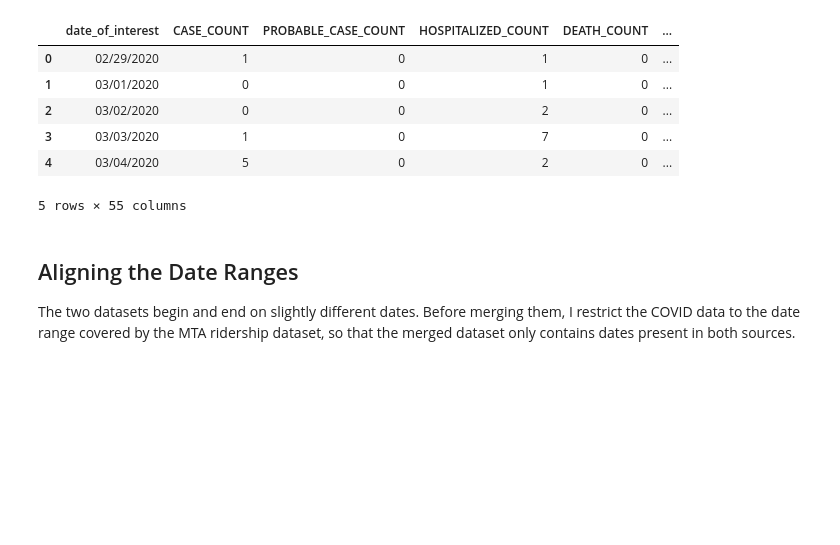
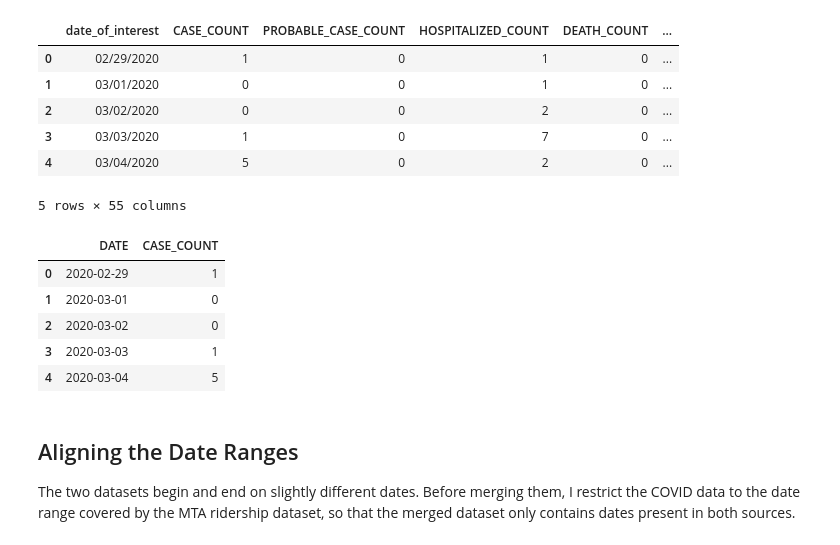
Before and after one commit to brucefjn/-brucefjn-.github.io, a Jupyter notebook: project_2.ipynb, the cells around one changed output. Saved outputs shown, nothing was run; the diff lists cells and outputs as text; code cells hidden in the pictures; blank space fills up the shorter version.

```diff
--- a/project_2.ipynb
+++ b/project_2.ipynb
@@ -77,6 +77,19 @@ covid.head()
 | 3 | 03/03/2020 | 1 | 0 | 7 | 0 | ... |
 | 4 | 03/04/2020 | 5 | 0 | 2 | 0 | ... |
 5 rows × 55 columns
+# %%
+# Convert date_of_interest to datetime and keep only the columns we need
+covid["DATE"] = pd.to_datetime(covid["date_of_interest"])
+covid_clean = covid[["DATE", "CASE_COUNT"]]
+
+covid_clean.head()
+# %% [output]
+|  | DATE | CASE_COUNT |
+| 0 | 2020-02-29 | 1 |
+| 1 | 2020-03-01 | 0 |
+| 2 | 2020-03-02 | 0 |
+| 3 | 2020-03-03 | 1 |
+| 4 | 2020-03-04 | 5 |
 # %% [markdown]
 ## Aligning the Date Ranges
 
```
Also changed, not shown: parts of 6 cells of this notebook, 13 other files.
